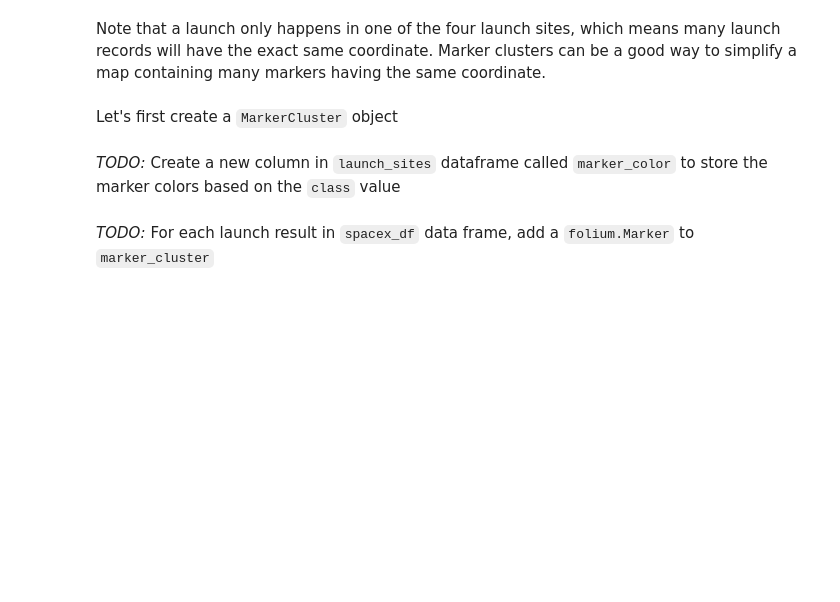
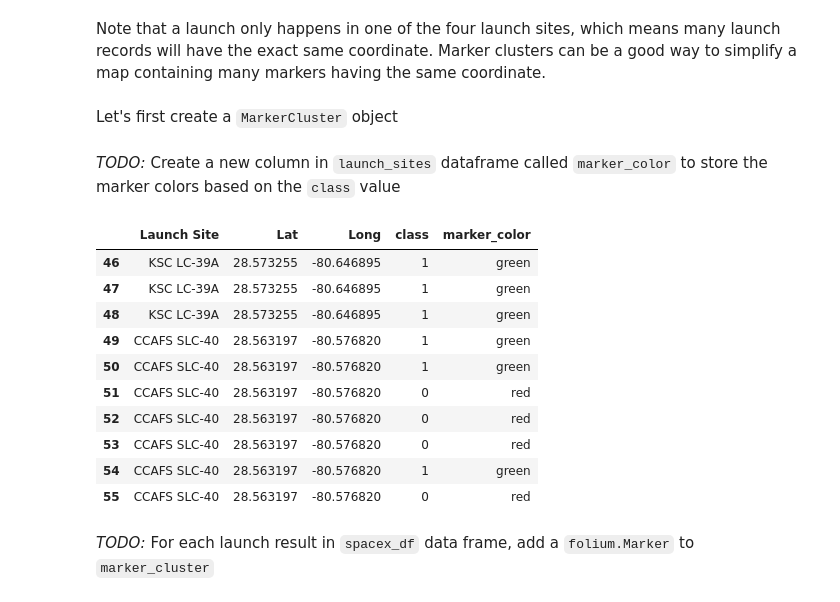
Before and after one commit to ingedalvarez/Applied-Data-Science-Capstone-IBM, a Jupyter notebook: lab_jupyter_launch_site_location.ipynb, the cells around one changed output. Drawn from its saved outputs; the diff is of its cells as text; code cells hidden in the pictures; blank space fills up the shorter version.

```diff
--- a/lab_jupyter_launch_site_location.ipynb
+++ b/lab_jupyter_launch_site_location.ipynb
@@ -57,6 +57,9 @@ URL = 'https://cf-courses-data.s3.us.cloud-object-storage.appdomain.cloud/IBM-DS
 resp = await fetch(URL)
 spacex_csv_file = io.BytesIO((await resp.arrayBuffer()).to_py())
 spacex_df=pd.read_csv(spacex_csv_file)
+# %%
+URL = 'https://cf-courses-data.s3.us.cloud-object-storage.appdomain.cloud/IBM-DS0321EN-SkillsNetwork/datasets/spacex_launch_geo.csv'
+spacex_df=pd.read_csv(URL)
 # %% [markdown]
 Now, you can take a look at what are the coordinates for each site.
 # %%
@@ -193,9 +209,22 @@ marker_cluster = MarkerCluster()
 # %% [markdown]
 *TODO:* Create a new column in `launch_sites` dataframe called `marker_color` to store the marker colors based on the `class` value
 # %%
-
+spacex_df['marker_color'] = list(map(lambda x: 'green' if x==1 else 'red', spacex_df['class']))
+spacex_df.tail(10)
 # Apply a function to check the value of `class` column
 # If class=1, marker_color value will be green
 # If class=0, marker_color value will be red
+# %% [output]
+|  | Launch Site | Lat | Long | class | marker_color |
+| 46 | KSC LC-39A | 28.573255 | -80.646895 | 1 | green |
+| 47 | KSC LC-39A | 28.573255 | -80.646895 | 1 | green |
+| 48 | KSC LC-39A | 28.573255 | -80.646895 | 1 | green |
+| 49 | CCAFS SLC-40 | 28.563197 | -80.576820 | 1 | green |
+| 50 | CCAFS SLC-40 | 28.563197 | -80.576820 | 1 | green |
+| 51 | CCAFS SLC-40 | 28.563197 | -80.576820 | 0 | red |
+| 52 | CCAFS SLC-40 | 28.563197 | -80.576820 | 0 | red |
+| 53 | CCAFS SLC-40 | 28.563197 | -80.576820 | 0 | red |
+| 54 | CCAFS SLC-40 | 28.563197 | -80.576820 | 1 | green |
+| 55 | CCAFS SLC-40 | 28.563197 | -80.576820 | 0 | red |
 # %% [markdown]
 *TODO:* For each launch result in `spacex_df` data frame, add a `folium.Marker` to `marker_cluster`
```
Also changed, not shown: parts of 9 cells of this notebook.
